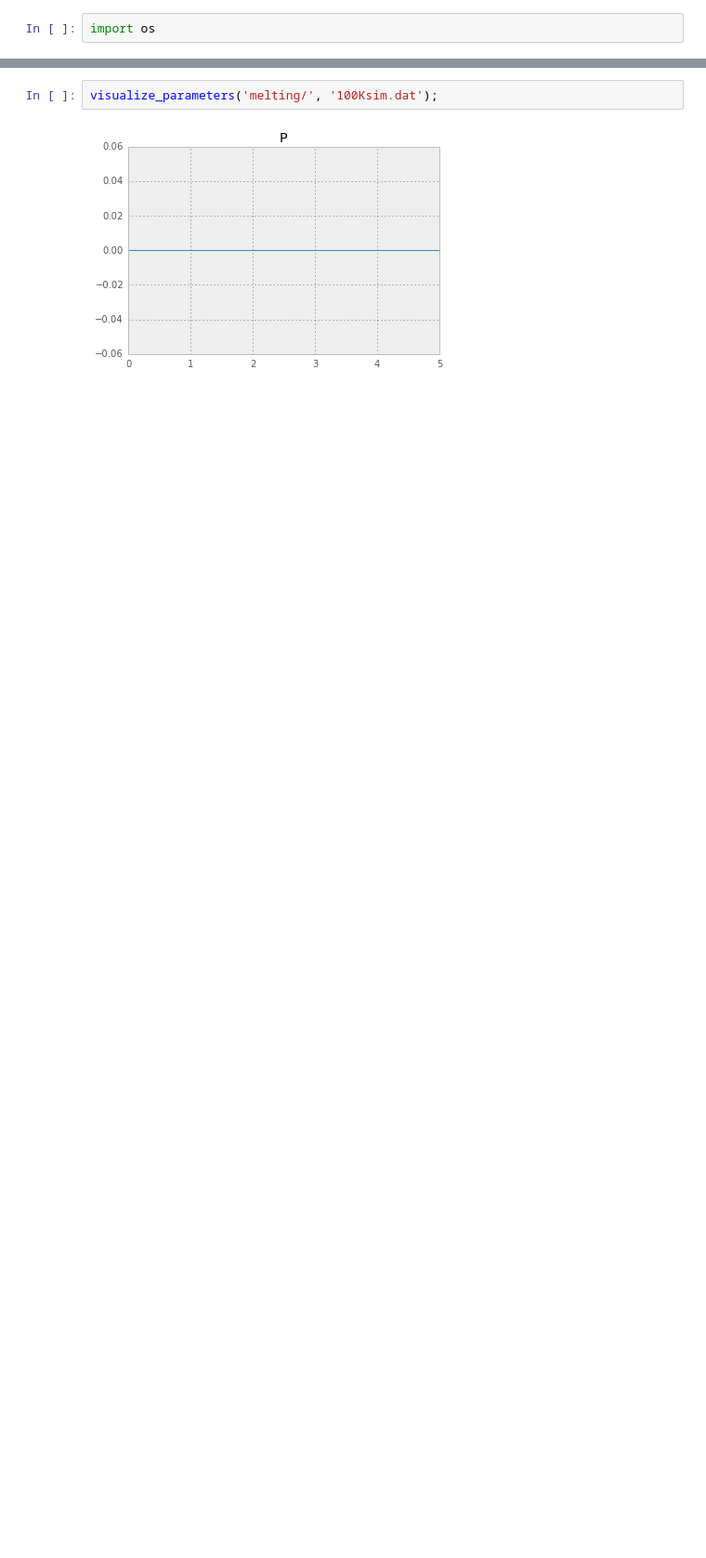
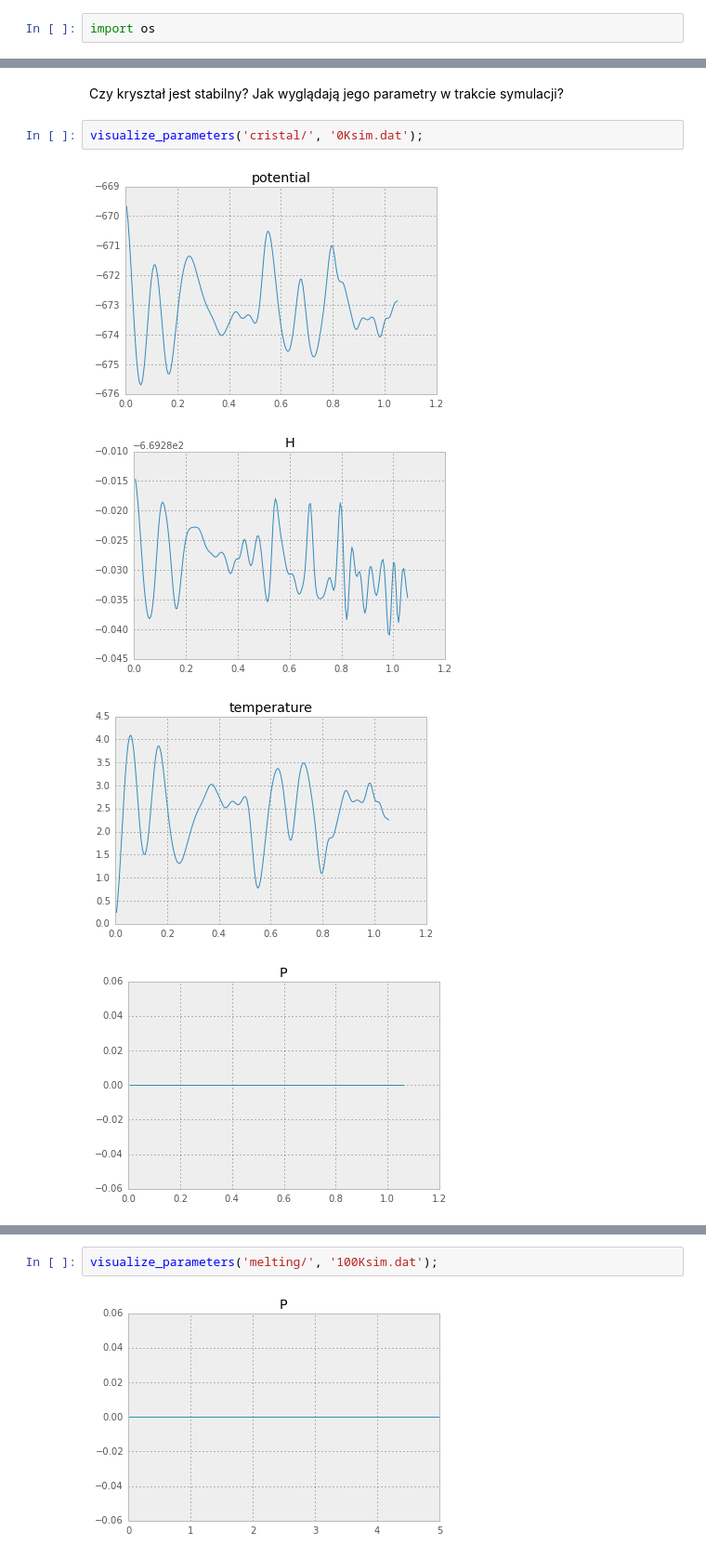
Before and after one commit to atteroTheGreatest/argon, a Jupyter notebook: simulation_analysis.ipynb, the cells around one changed output, grey strips where cells are left out. Shown: that part at 93% size. Cells and saved outputs as stored; diff of their text form; blank space fills up the shorter version.

```diff
--- a/simulation_analysis.ipynb
+++ b/simulation_analysis.ipynb
@@ -28,3 +35,12 @@ def visualize_parameters(basedir, output_suffix):
         plt.plot(xs, ys)
         plt.title(filename.split('/')[1].split('_')[0])
         plt.show()
+# %% [markdown]
+Czy kryształ jest stabilny? Jak wyglądają jego parametry w trakcie symulacji?
+# %%
+visualize_parameters('cristal/', '0Ksim.dat');
+# %% [output]
+[figure, added]
+[figure, added]
+[figure, added]
+[figure, added]
```
Also changed, not shown: parts of 21 cells of this notebook, 2 other files.
